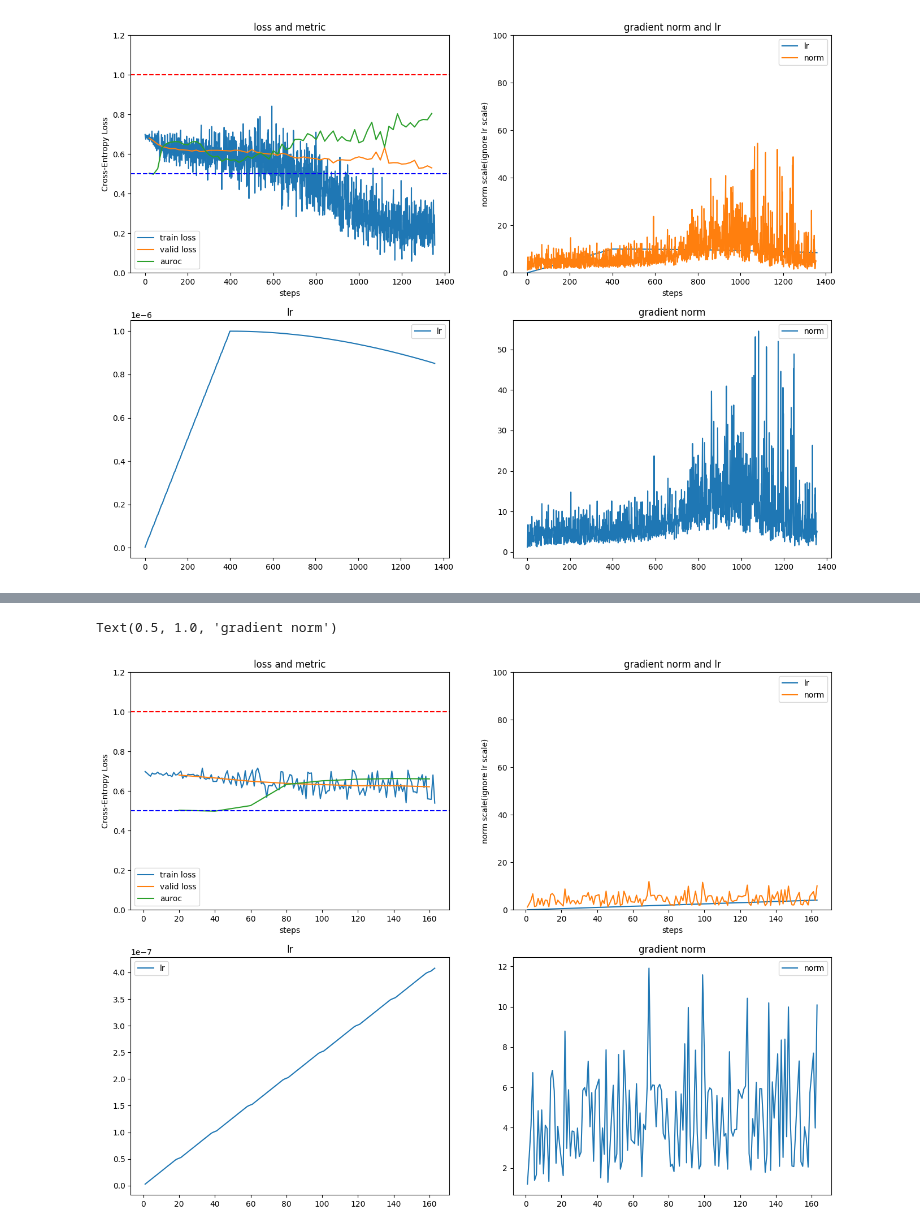
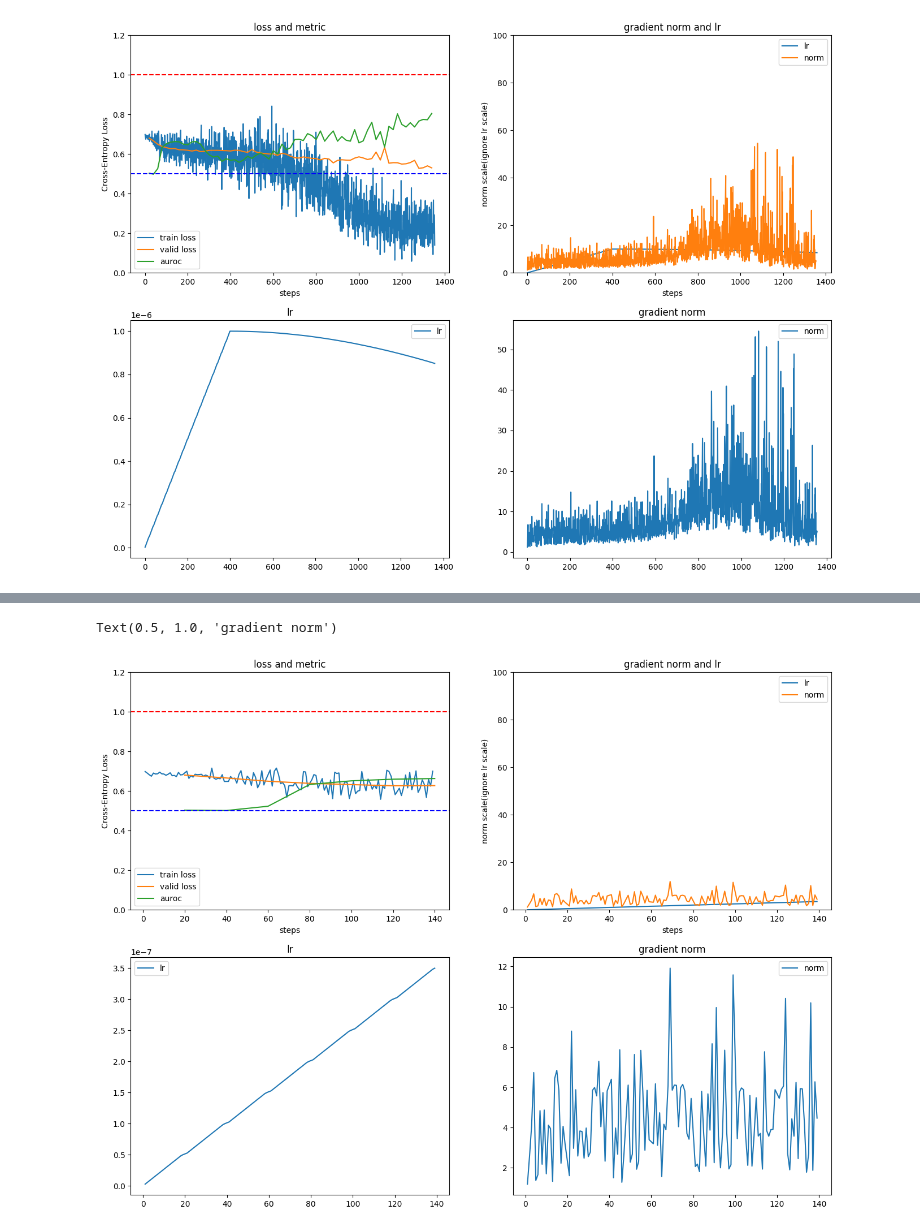
Before and after one commit to kimdj98/onj_, a Jupyter notebook: model2/modules/visualize.ipynb, the cells around one changed output, grey strips where cells are left out. Drawn from its saved outputs; the diff is of its cells as text; code cells hidden in the pictures.

```diff
--- a/model2/modules/visualize.ipynb
+++ b/model2/modules/visualize.ipynb
@@ -1328,7 +1328,7 @@ import matplotlib.pyplot as plt
 import os
 os.chdir("/mnt/aix22301/onj")
 
-file = ""
+file = "2024-08-07_12-32-58_lr_1e-06_gpu_7_layer_6_batch_16_epochs_200_patch3d_(16, 16, 8)_patch2d_(64, 64)_embed_1024_head_8_width2d_1024_width3d_512"
 
 # load the log file
 with open(f"./log/{file}/log.txt", "r") as f:
@@ -1409,31 +1409,31 @@ plt.subplot(num_x, num_y, 2)
 xs, ys = streams3_xy["lr"] # training loss
 ys = np.array(ys)*10000000
 
 plt.plot(xs, ys, label=f"lr")
 plt.xlabel("steps")
 plt.ylabel("norm scale(ignore lr scale)")
 plt.ylim(top=100, bottom = 0.0)
 
 plt.subplot(num_x, num_y, 2)
 xs, ys = streams2_xy["norm"]
 ys = np.array(ys)
 plt.plot(xs, ys, label=f"norm")
 plt.legend()
 plt.title("gradient norm and lr")
 
 plt.subplot(num_x, num_y, 3)
 xs, ys = streams3_xy["lr"]
 ys = np.array(ys)
 plt.plot(xs, ys, label=f"lr")
 plt.legend()
 plt.title("lr")
 
 plt.subplot(num_x, num_y, 4)
 xs, ys = streams2_xy["norm"]
 ys = np.array(ys)
 plt.plot(xs, ys, label=f"norm")
 plt.legend()
 plt.title("gradient norm")
 # %% [output]
 Text(0.5, 1.0, 'gradient norm')
-[figure, old version]
+[figure, new version]
```
Also changed, not shown: parts of 4 cells of this notebook, 2 other files.
